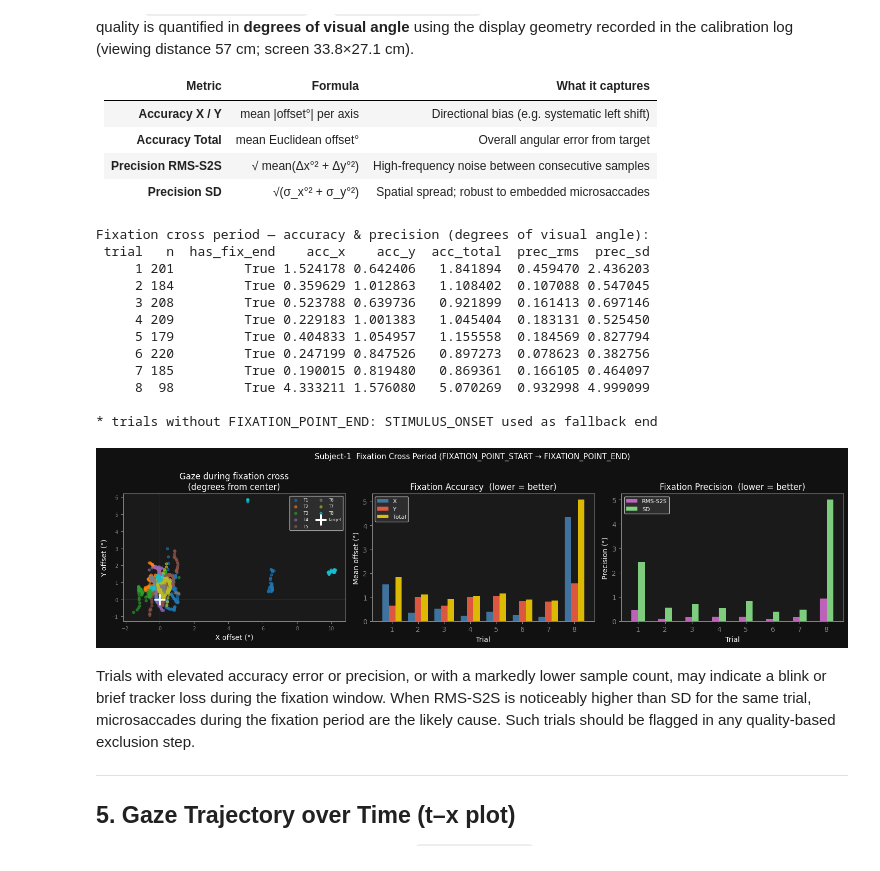
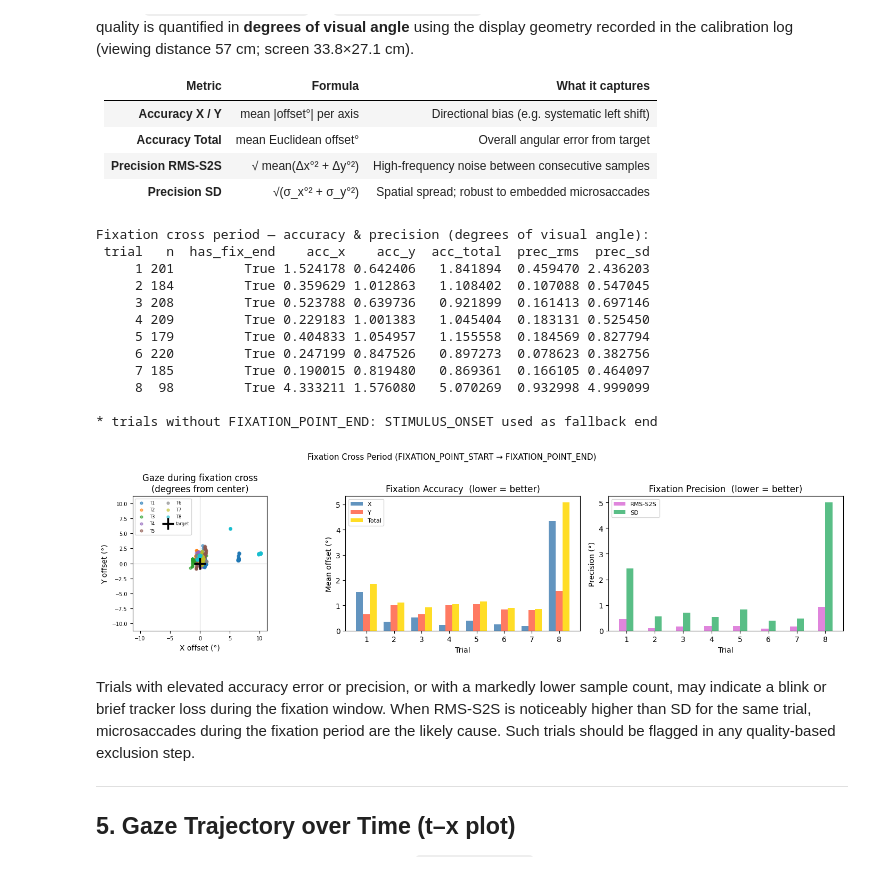
Before and after one commit to jnagasawa/ET-report, a Jupyter notebook: notebook/data_evaluation.ipynb, the cells around one changed output. Saved outputs shown, nothing was run; the diff lists cells and outputs as text; code cells hidden in the pictures.

```diff
--- a/notebook/data_evaluation.ipynb
+++ b/notebook/data_evaluation.ipynb
@@ -296,9 +294,8 @@ trial_colors = cm.tab10(np.linspace(0, 1, len(segments)))
 
 # Panel 1: spatial scatter in degrees from fixation target
 ax = axes[0]
-ax.set_facecolor('#1a1a1a')
-ax.axhline(0, color='gray', lw=0.5, alpha=0.4)
-ax.axvline(0, color='gray', lw=0.5, alpha=0.4)
+ax.set_facecolor('white')
+all_gx, all_gy = [], []
 for i, s in enumerate(segments):
     t_fs, t_fe = s['fix_start'], s['fix_end']
     if np.isnan(t_fs):
@@ -308,58 +305,68 @@ for i, s in enumerate(segments):
     if len(fdata):
         gx, gy = px_offset_to_deg(fdata['dx'].values * SCREEN_W - CX,
                                    fdata['dy'].values * SCREEN_H - CY)
         ax.scatter(gx, gy, s=12, alpha=0.6, color=trial_colors[i], label=f'T{i+1}')
-ax.scatter([0], [0], s=250, marker='+', color='white', linewidths=2.5, zorder=10, label='target')
-ax.set_title('Gaze during fixation cross\n(degrees from center)', color='white')
-ax.set_xlabel('X offset (°)', color='white')
-ax.set_ylabel('Y offset (°)', color='white')
-ax.tick_params(colors='gray', labelsize=7)
-for sp in ax.spines.values(): sp.set_edgecolor('gray')
-ax.legend(facecolor='#333333', labelcolor='white', fontsize=6, ncol=2)
+        all_gx.extend(gx); all_gy.extend(gy)
+ax.scatter([0], [0], s=250, marker='+', color='black', linewidths=2.5, zorder=10, label='target')
+# Symmetric limits so origin stays at center
+lim = max(np.max(np.abs(all_gx + all_gy)), 1) * 1.1 if all_gx else 5
+ax.set_xlim(-lim, lim)
+ax.set_ylim(-lim, lim)
+ax.set_aspect('equal')
+ax.axhline(0, color='lightgray', lw=0.8, zorder=0)
+ax.axvline(0, color='lightgray', lw=0.8, zorder=0)
+ax.set_title('Gaze during fixation cross\n(degrees from center)', color='black')
+ax.set_xlabel('X offset (°)', color='black')
+ax.set_ylabel('Y offset (°)', color='black')
+ax.tick_params(colors='black', labelsize=7)
+for sp in ax.spines.values(): sp.set_edgecolor('black')
+ax.legend(facecolor='white', labelcolor='black', fontsize=6, ncol=2)
 
 # Panel 2: accuracy per trial (X, Y, total)
 ax = axes[1]
 x, w = fix_df['trial'].values, 0.25
 ax.bar(x - w, fix_df['acc_x'],     width=w, color='steelblue', alpha=0.85, label='X')
 ax.bar(x,     fix_df['acc_y'],     width=w, color='tomato',    alpha=0.85, label='Y')
 ax.bar(x + w, fix_df['acc_total'], width=w, color='gold',      alpha=0.85, label='Total')
-ax.set_xlabel('Trial', color='white')
-ax.set_ylabel('Mean offset (°)', color='white')
-ax.set_title('Fixation Accuracy  (lower = better)', color='white')
-ax.set_facecolor('#1a1a1a'); ax.tick_params(colors='gray')
-for sp in ax.spines.values(): sp.set_edgecolor('gray')
-ax.legend(facecolor='#333333', labelcolor='white', fontsize=8)
+ax.set_xlabel('Trial', color='black')
+ax.set_ylabel('Mean offset (°)', color='black')
+ax.set_title('Fixation Accuracy  (lower = better)', color='black')
+ax.set_facecolor('white')
+ax.tick_params(colors='black')
+for sp in ax.spines.values(): sp.set_edgecolor('black')
+ax.legend(facecolor='white', labelcolor='black', fontsize=8)
 
 # Panel 3: precision per trial (RMS-S2S vs SD)
 ax = axes[2]
-ax.bar(x - w/2, fix_df['prec_rms'], width=w, color='orchid',     alpha=0.85, label='RMS-S2S')
-ax.bar(x + w/2, fix_df['prec_sd'],  width=w, color='lightgreen', alpha=0.85, label='SD')
-ax.set_xlabel('Trial', color='white')
-ax.set_ylabel('Precision (°)', color='white')
-ax.set_title('Fixation Precision  (lower = better)', color='white')
-ax.set_facecolor('#1a1a1a'); ax.tick_params(colors='gray')
-for sp in ax.spines.values(): sp.set_edgecolor('gray')
-ax.legend(facecolor='#333333', labelcolor='white', fontsize=8)
+ax.bar(x - w/2, fix_df['prec_rms'], width=w, color='orchid',        alpha=0.85, label='RMS-S2S')
+ax.bar(x + w/2, fix_df['prec_sd'],  width=w, color='mediumseagreen', alpha=0.85, label='SD')
+ax.set_xlabel('Trial', color='black')
+ax.set_ylabel('Precision (°)', color='black')
+ax.set_title('Fixation Precision  (lower = better)', color='black')
+ax.set_facecolor('white')
+ax.tick_params(colors='black')
+for sp in ax.spines.values(): sp.set_edgecolor('black')
+ax.legend(facecolor='white', labelcolor='black', fontsize=8)
 
-fig.patch.set_facecolor('#111111')
-plt.suptitle('Subject-1  Fixation Cross Period (FIXATION_POINT_START → FIXATION_POINT_END)',
-             fontsize=11, color='white')
+fig.patch.set_facecolor('white')
+plt.suptitle('Fixation Cross Period (FIXATION_POINT_START → FIXATION_POINT_END)',
+             fontsize=11, color='black')
 plt.tight_layout()
 plt.show()
 # %% [output]
 Fixation cross period — accuracy & precision (degrees of visual angle):
  trial   n  has_fix_end    acc_x    acc_y  acc_total  prec_rms  prec_sd
      1 201         True 1.524178 0.642406   1.841894  0.459470 2.436203
      2 184         True 0.359629 1.012863   1.108402  0.107088 0.547045
      3 208         True 0.523788 0.639736   0.921899  0.161413 0.697146
      4 209         True 0.229183 1.001383   1.045404  0.183131 0.525450
      5 179         True 0.404833 1.054957   1.155558  0.184569 0.827794
      6 220         True 0.247199 0.847526   0.897273  0.078623 0.382756
      7 185         True 0.190015 0.819480   0.869361  0.166105 0.464097
      8  98         True 4.333211 1.576080   5.070269  0.932998 4.999099
 
 * trials without FIXATION_POINT_END: STIMULUS_ONSET used as fallback end
-[figure, old version]
+[figure, new version]
 # %% [markdown]
 Trials with elevated accuracy error or precision, or with a markedly lower sample count, may indicate a blink or brief tracker loss during the fixation window. When RMS-S2S is noticeably higher than SD for the same trial, microsaccades during the fixation period are the likely cause. Such trials should be flagged in any quality-based exclusion step.
 
```
Also changed, not shown: parts of 2 cells of this notebook.
